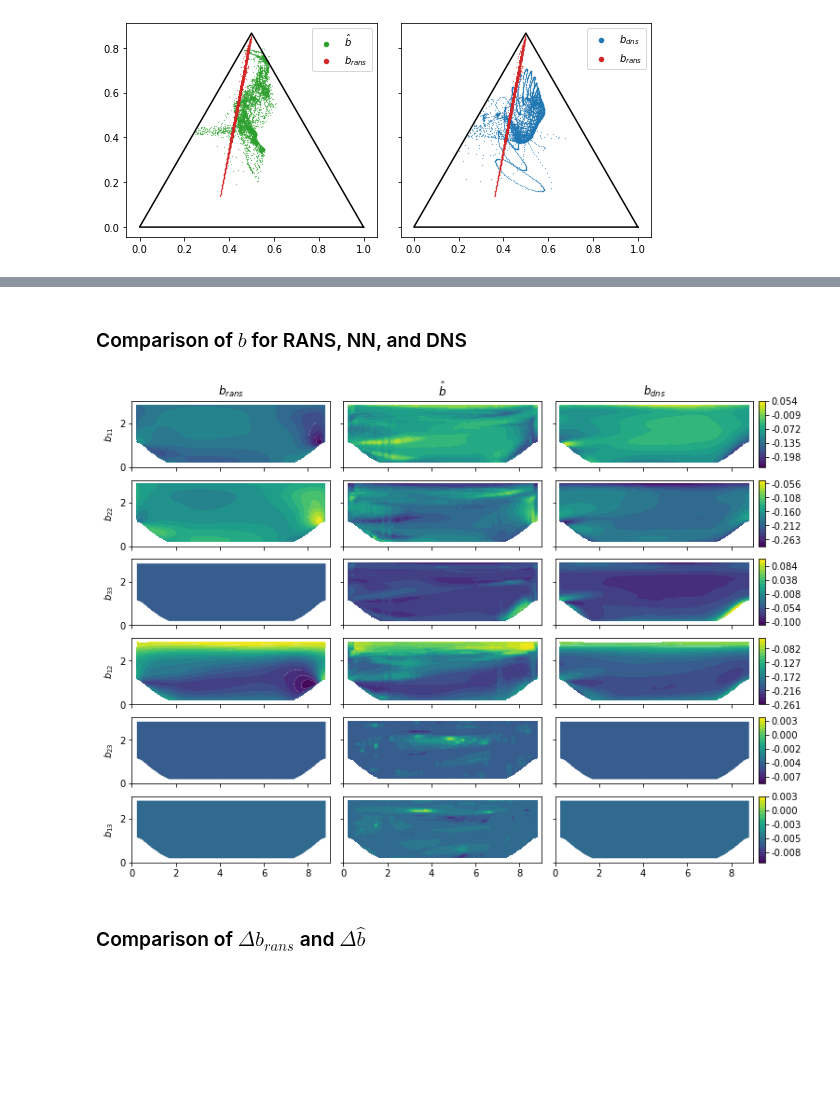
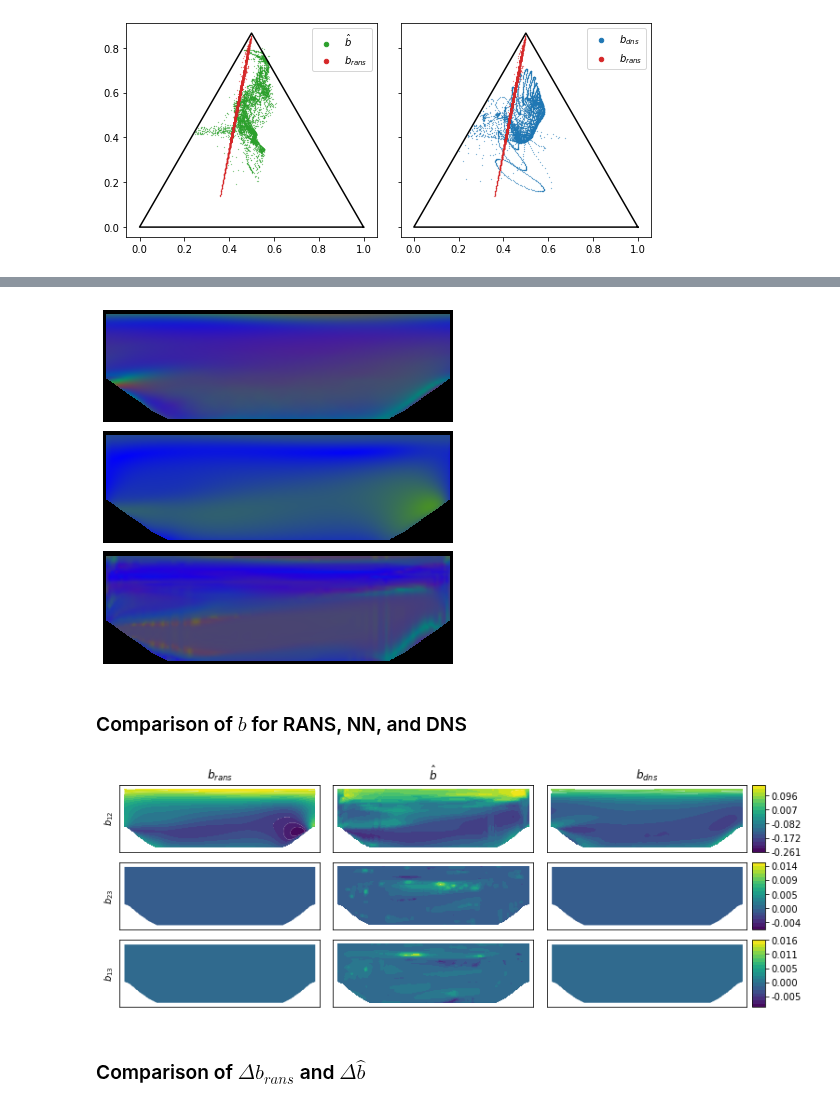
Before and after one commit to leonrccs/data_driven_rans, a Jupyter notebook: notebooks/compare_nn.ipynb, the cells around one changed output, grey strips where cells are left out. Cells and saved outputs as stored; diff of their text form; code cells hidden in the pictures; blank space fills up the shorter version.

Commit message:
Changed plots in compare_nn

```diff
--- a/notebooks/compare_nn.ipynb
+++ b/notebooks/compare_nn.ipynb
@@ -128,3 +240,19 @@ fig_name = time() + '_phill_' + model_names[0] + '_barycentric_map.pdf'
+# %%
+fig, ax = plt.subplots(3,1, figsize=(3*3.5,5), constrained_layout=True)
+
+barm_rans.plot_on_geometry(ax[1], extent=[0.15,8.85,0.15,2.95], resolution=0.01)
+barm_dns.plot_on_geometry(ax[0], extent=[0.15,8.85,0.15,2.95], resolution=0.01)
+barm_pred.plot_on_geometry(ax[2], extent=[0.15,8.85,0.15,2.95], resolution=0.01)
+
+ax[0].axis('off')
+ax[1].axis('off')
+ax[2].axis('off')
+
+# save figure
+fig_name = time() + '_phill_barycentric_map_on_geom_with_pred.pdf'
+# plt.savefig(os.sep.join([fig_path, fig_name]), format='pdf')
+# %% [output]
+[figure, added]
 # %% [markdown]
 ### Comparison of $b$ for RANS, NN, and DNS
 # %%
@@ -136,7 +264,8 @@ grid_x, grid_y = np.mgrid[0.:9.:300j, 0.:3.035:100j]
 mask = mask_boundary_points(grid_x, grid_y)
 
 # set path to save figures
-fig_path = '/home/leonriccius/gkm/Masters_Thesis/jupyter_notebook/images/NN'
+# fig_path = '/home/leonriccius/gkm/Masters_Thesis/Images/NN'
+fig_path = '/home/leonriccius/OneDrive/Dokumente/Uni/Masterthesis/midway_presentation'
 # fig_path = '/home/leonriccius/Desktop'
 
 # for i, model in enumerate(models):
@@ -147,7 +276,7 @@ b_pred, _ = model(inv_test, T_test)
 b_pred = b_pred.reshape(-1,3,3)
 
 # select components to plot
-components = [[0,0], [1,1], [2,2], [0,1], [1,2], [0,2]]
+components =  [[0,1], [1,2], [0,2]] # [[0,0], [1,1], [2,2]]
 
 # set number of columns to plot
 nrows = len(components)
@@ -178,38 +307,40 @@ for i, idx in enumerate(components):
 
     # get the contour plots
     b_rans = axs.flat[3*i].contourf(grid_x, grid_y, grid_b_rans, levels=levels)
+    axs.flat[3*i].set_xticks([])
+    axs.flat[3*i].set_yticks([])
     b_nn = axs.flat[3*i+1].contourf(grid_x, grid_y, grid_b_pred, levels=levels)
     b_dns = axs.flat[3*i+2].contourf(grid_x, grid_y, grid_b_test, levels=levels)
 
     # remove contour lines
     for contour in [b_rans, b_nn, b_dns]:
         for c in contour.collections:
             c.set_edgecolor("face")
             c.set_linewidth(0.00000000000000001)
 
     # # get the colorbars (makes one colorbar per plot)
     # fig.colorbar(b_rans, ax=axs.flat[3*i], format='%.3f')
     # fig.colorbar(b_nn, ax=axs.flat[3*i+1], format='%.3f')
     # fig.colorbar(b_dns, ax=axs.flat[3*i+2], format='%.3f')
 
     # get colorbars (makes one colorbar per row)
     cbar = fig.colorbar(b_dns, ax=axs.flat[3*i:3*i+3], aspect=5*ncols*1, format='%.3f', pad=0.0)
     cbar.ax.locator_params(nbins=5)
 
     # set the component names
     axs[i,0].set_ylabel(r'$b_{'+str(idx[0]+1)+str(idx[1]+1)+'}$')
 
 # set titles for columns
 titles = [r'$b_{rans}$', r'$\hat b$', r'$b_{dns}$']
 for i in range(3):
     axs[0,i].set_title(titles[i])
 
 # save figure
-fig_name = time() + '_phill_' + model_names[0] + '_rans_nn_dns_common_colobar.pdf'
-# plt.savefig(os.sep.join([fig_path, fig_name]), format='pdf')
+fig_name = time() + '_phill_rans_nn_dns_common_colobar__off_diag.pdf'
+plt.savefig(os.sep.join([fig_path, fig_name]), format='pdf')
 # fig.suptitle(r'trained on ' + model_names[i], y=1.01, fontsize=14)
 # %% [output]
-[figure, old version]
+[figure, new version]
 # %% [markdown]
 ### Comparison of $\Delta b_{rans}$ and $\Delta \hat b$
 # %%
```
Also changed, not shown: parts of 18 cells of this notebook, 3 other files.
